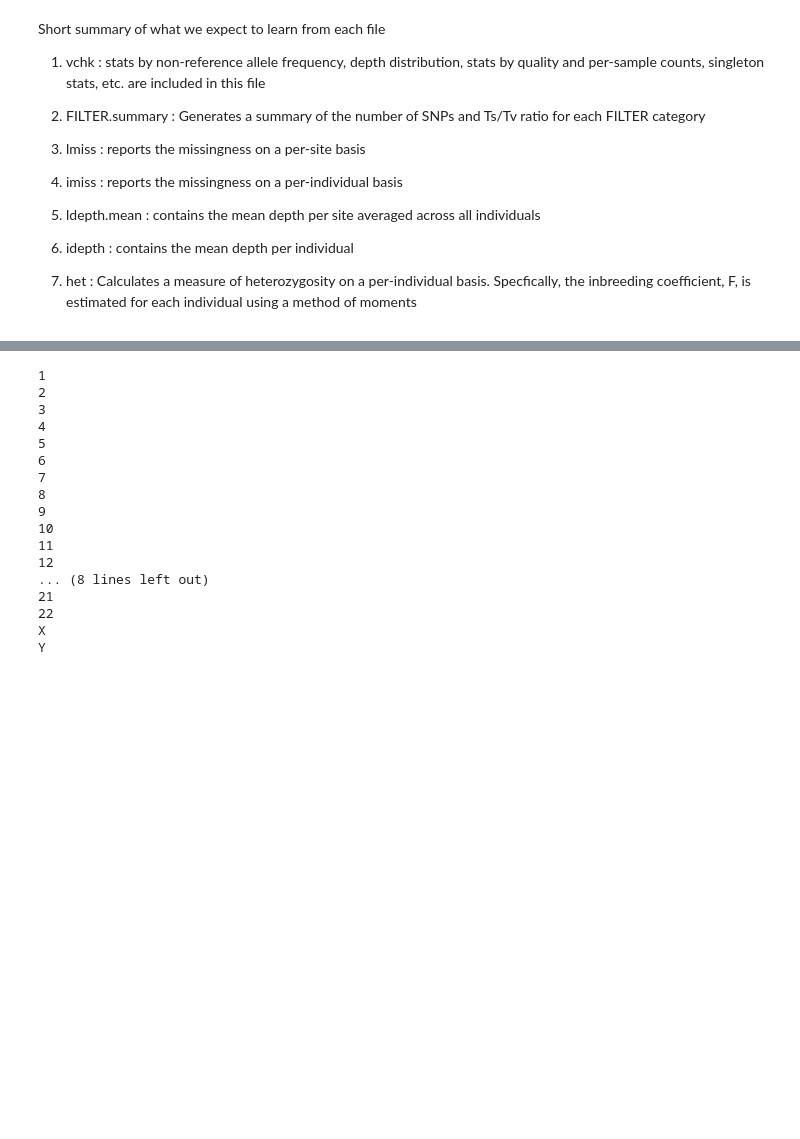
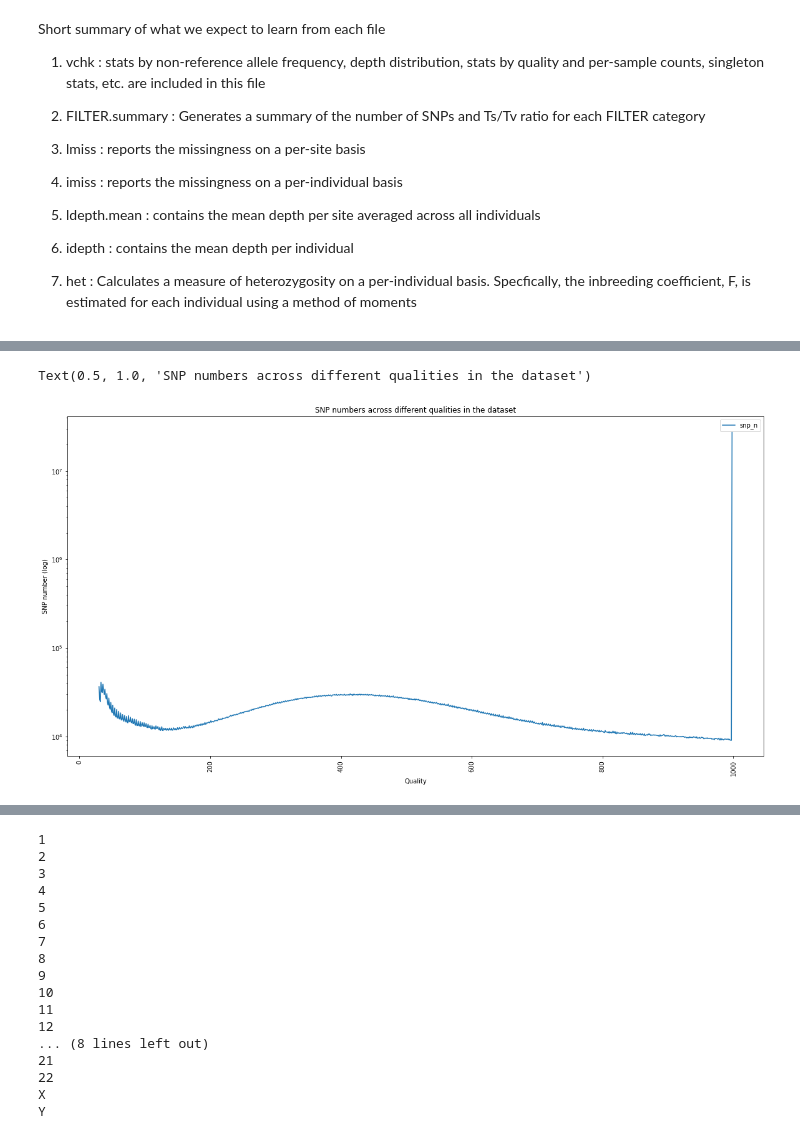
Before and after one commit to acostauribe/QC_TANGL-hg38, a Jupyter notebook: preQC_general_analysis.ipynb, the cells around one changed output, grey strips where cells are left out. Saved outputs shown, nothing was run; the diff lists cells and outputs as text; code cells hidden in the pictures; blank space fills up the shorter version.

```diff
--- a/preQC_general_analysis.ipynb
+++ b/preQC_general_analysis.ipynb
@@ -50,0 +124,16 @@ import os
+# %%
+### 3. Stats by quality
+# QUAL [2]id [3]Quality [4]number of SNPs [5]number of transitions (1st ALT) [6]number of transversions (1st ALT) [7]number of indels
+quality_freq_data = {}
+with open(vchk_file_path, 'r') as f:
+    for line in f:
+        if line.startswith('QUAL'):
+            line = line.split('\t')
+            qual, snp_n, transitions_n, transversions_n, indels_n = float(line[2]), int(line[3]), int(line[4]), int(line[5]), int(line[6])
+            quality_freq_data[qual] = [snp_n, transitions_n, transversions_n, indels_n]
+
+# Make a dataframe
+cols = ['snp_n', 'transitions_n', 'transversions_n', 'indels_n']
+qual_df = pd.DataFrame.from_dict(quality_freq_data, orient='index', columns=cols)
+qual_df = qual_df.reset_index()
+qual_df.head()
@@ -50,0 +147,12 @@ import os
+# %%
+# SNP count at each quality
+plt.rcParams["figure.figsize"] = (20,10)
+qual_df.plot(x='index', y='snp_n')
+plt.xticks(rotation=90)
+plt.yscale('log')
+plt.xlabel('Quality')
+plt.ylabel('SNP number (log)')
+plt.title('SNP numbers across different qualities in the dataset')
+# %% [output]
+Text(0.5, 1.0, 'SNP numbers across different qualities in the dataset')
+[figure, added]
```
Also changed, not shown: parts of 10 cells of this notebook.
